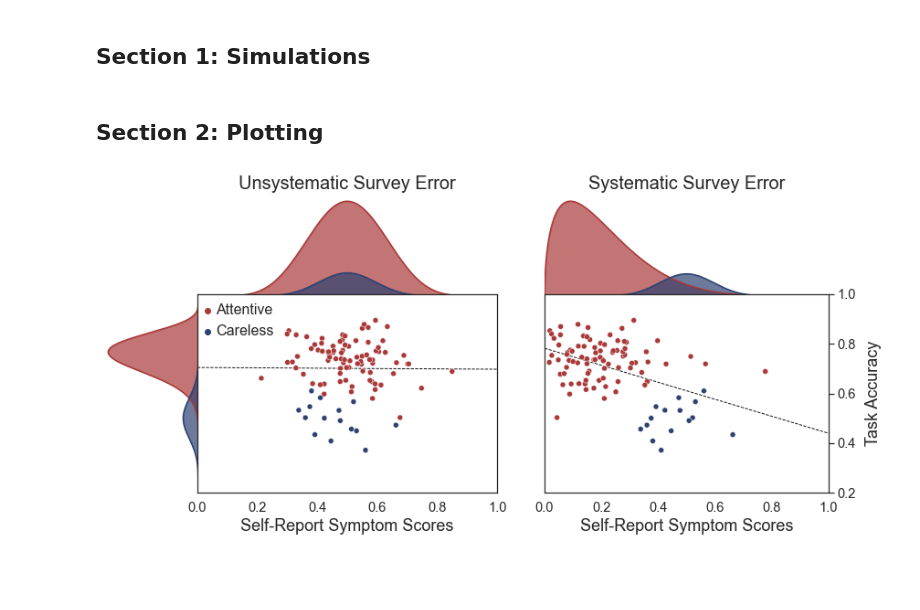
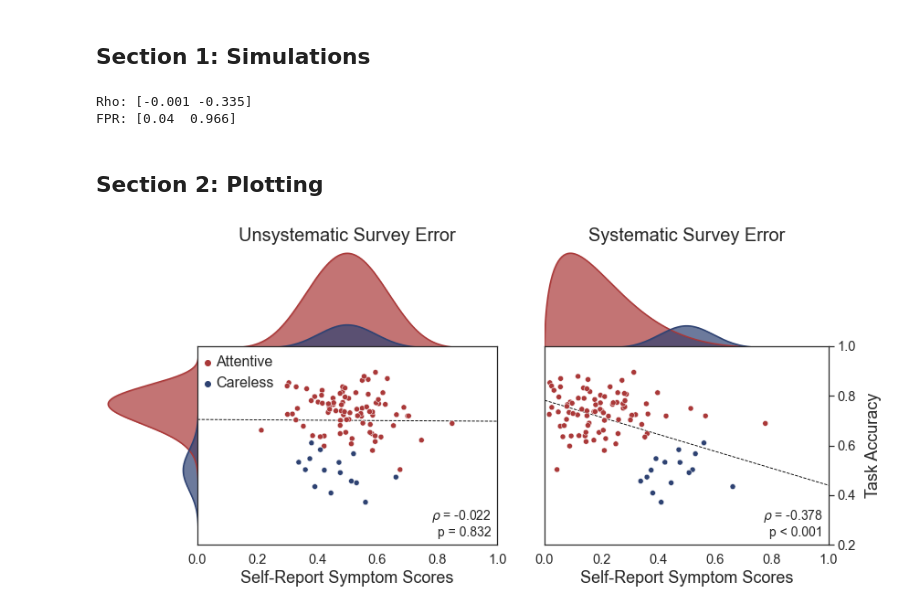
Before and after one commit to nivlab/sciops, a Jupyter notebook: analysis/intro.ipynb, the cells around one changed output. Cells and saved outputs as stored; diff of their text form; code cells hidden in the pictures; blank space fills up the shorter version.

```diff
--- a/analysis/intro.ipynb
+++ b/analysis/intro.ipynb
@@ -52,6 +52,13 @@ for i in range(2):
 
         ## Compute correlation.
         rvals[j,i], pvals[j,i] = spearmanr(x, y)
+
+## Return false positive rate.
+print('Rho:', rvals.mean(axis=0).round(3))
+print('FPR:', (pvals < 0.05).mean(axis=0).round(3))
+# %% [output]
+Rho: [-0.001 -0.335]
+FPR: [0.04  0.966]
 # %% [markdown]
 ## Section 2: Plotting
 # %%
@@ -134,10 +141,8 @@ ax.legend(handles, ['Attentive','Careless'], loc=2, bbox_to_anchor=(-0.06,1.02),
           frameon=False, handletextpad=-0.4, columnspacing=0, fontsize=16)
 
 ## Add annotation.
-# rho = rvals[:,0].mean()
-# fpr = (pvals[:,0] < 0.05).mean()
-# annot = r'Mean $\hat{\rho}$ = %0.3f' %rho + '\nFPR = %0.3f' %fpr
-# ax.annotate(annot, (0,0), (0.02, 0.95), xycoords='axes fraction', ha='left', va='top', fontsize=14)
+annot = r'$\rho$ = %0.3f' %rvals[0,0] + '\np = %0.3f' %pvals[0,0]
+ax.annotate(annot, (0,0), (0.98,0.03), xycoords='axes fraction', ha='right', va='bottom', fontsize=14)
 
 #~~~~~~~~~~~~~~~~~~~~~~~~~~~~~~~~~~~~~~~~~~#
 ### Panel 3: x-marigns.
@@ -153,36 +158,34 @@ for i, (p, color) in enumerate(zip(mixing, palette)):
     ax.fill_between(x, y, -1, color=color, alpha=0.7)
 
 ## Add details.
 ax.set(xlim=(0.0,1.0), xticks=[], ylim=(5e-2), yticks=[])
 ax.set_title('Systematic Survey Error', fontsize=20)
 sns.despine(left=True, bottom=True, top=True, right=True, ax=ax)
 
 #~~~~~~~~~~~~~~~~~~~~~~~~~~~~~~~~~~~~~~~~~~#
 ### Panel 3: scatterplot.
 #~~~~~~~~~~~~~~~~~~~~~~~~~~~~~~~~~~~~~~~~~~#
 
 ## Initialize axis.
 ax = plt.subplot(panel_3[1:,:])
 
 ## Plot scatterplot.
 ax.set(xlim=(0.0,1.0), ylim=(0.2,1.0))
 sns.scatterplot(x=X[:,1], y=Y[:,1], hue=hue, palette=palette, legend=False, ax=ax)
 sns.regplot(x=X[:,1], y=Y[:,1], scatter=False, ci=None, truncate=False,
             color='k', line_kws=dict(lw=0.9, linestyle='--', zorder=-1), ax=ax)
 
 ## Add details.
 ax.yaxis.tick_right()
 ax.yaxis.set_label_position('right')
 ax.set_xlabel('Self-Report Symptom Scores', fontsize=18)
 ax.set_ylabel('Task Accuracy', fontsize=18, labelpad=10)
 
 ## Add annotation.
-# rho = rvals[:,1].mean()
-# fpr = (pvals[:,1] < 0.05).mean()
-# annot = r'Mean $\hat{\rho}$ = %0.3f' %rho + '\nFPR = %0.3f' %fpr
-# ax.annotate(annot, (0,0), (0.98, 0.95), xycoords='axes fraction', ha='right', va='top', fontsize=14)
+annot = r'$\rho$ = %0.3f' %rvals[0,1] + '\np < %0.3f' %(pvals[0,1]+1e-3)
+ax.annotate(annot, (0,0), (0.98,0.03), xycoords='axes fraction', ha='right', va='bottom', fontsize=14)
 
 ## Save figure.
-plt.savefig(os.path.join('..','figures','intro.png'), dpi=180, transparent=True)
+plt.savefig(os.path.join('..','figures','main_01.png'), dpi=180, transparent=True)
 # %% [output]
-[figure, old version]
+[figure, new version]
```
Also changed, not shown: 4 other files.
